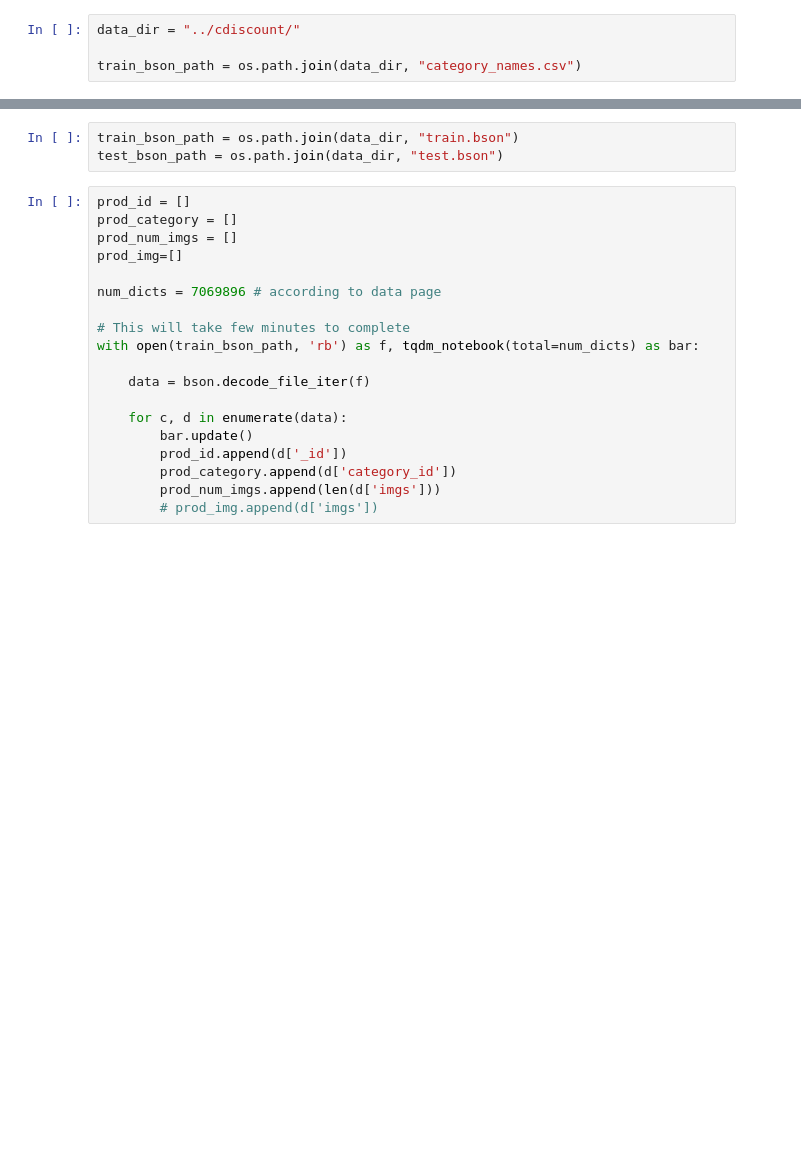
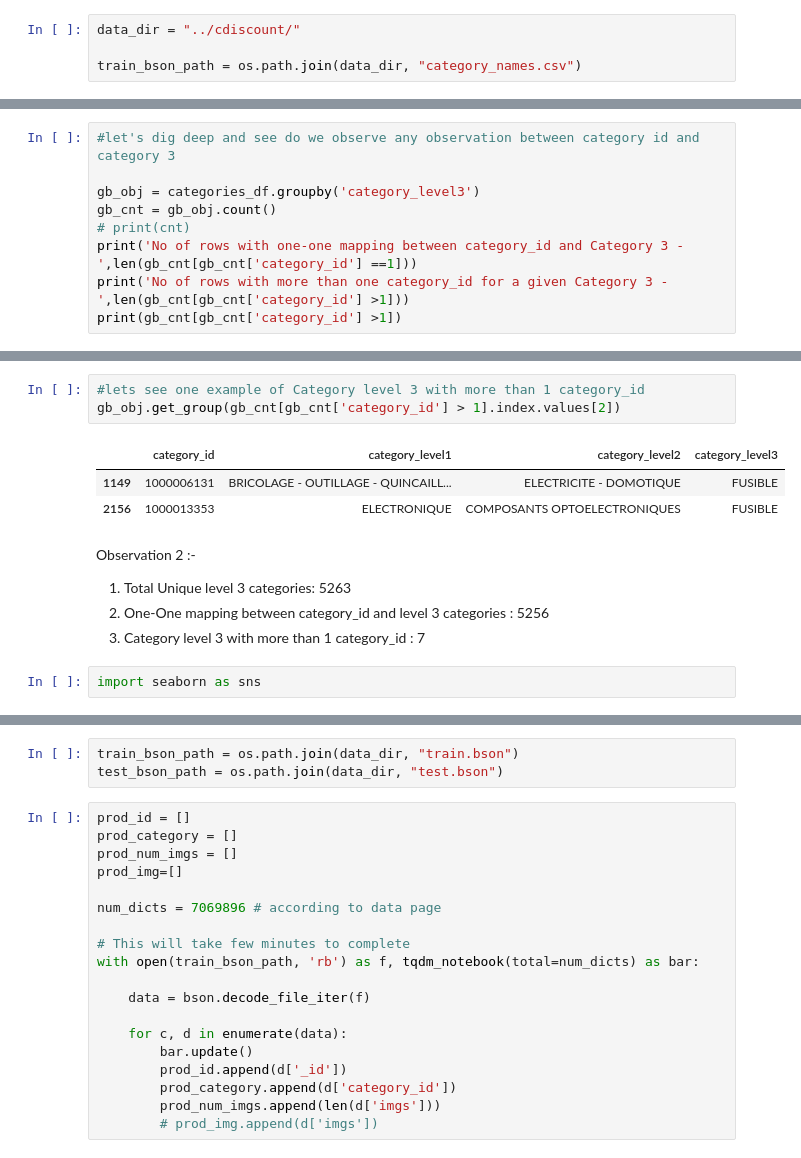
Before and after one commit to sarthakkaushik/Cdiscount-Image-Classification, a Jupyter notebook: Cdiscount_EDA.ipynb, the cells around one changed output, grey strips where cells are left out. Saved outputs shown, nothing was run; the diff lists cells and outputs as text; blank space fills up the shorter version.

```diff
--- a/Cdiscount_EDA.ipynb
+++ b/Cdiscount_EDA.ipynb
@@ -77,0 +107,9 @@ categories.head()
+# %%
+#let's dig deep and see do we observe any observation between category id and category 3
+
+gb_obj = categories_df.groupby('category_level3')
+gb_cnt = gb_obj.count()
+# print(cnt)
+print('No of rows with one-one mapping between category_id and Category 3 - ',len(gb_cnt[gb_cnt['category_id'] ==1]))
+print('No of rows with more than one category_id for a given Category 3 - ',len(gb_cnt[gb_cnt['category_id'] >1]))
+print(gb_cnt[gb_cnt['category_id'] >1])
@@ -77,0 +130,15 @@ categories.head()
+# %%
+#lets see one example of Category level 3 with more than 1 category_id
+gb_obj.get_group(gb_cnt[gb_cnt['category_id'] > 1].index.values[2])
+# %% [output]
+|  | category_id | category_level1 | category_level2 | category_level3 |
+| 1149 | 1000006131 | BRICOLAGE - OUTILLAGE - QUINCAILL... | ELECTRICITE - DOMOTIQUE | FUSIBLE |
+| 2156 | 1000013353 | ELECTRONIQUE | COMPOSANTS OPTOELECTRONIQUES | FUSIBLE |
+# %% [markdown]
+Observation 2 :-
+
+1.   Total Unique level 3 categories:  5263
+2.   One-One mapping between category_id and level 3 categories : 5256
+3.   Category level 3 with more than 1 category_id : 7
+# %%
+import seaborn as sns
```
Also changed, not shown: parts of 13 cells of this notebook.
